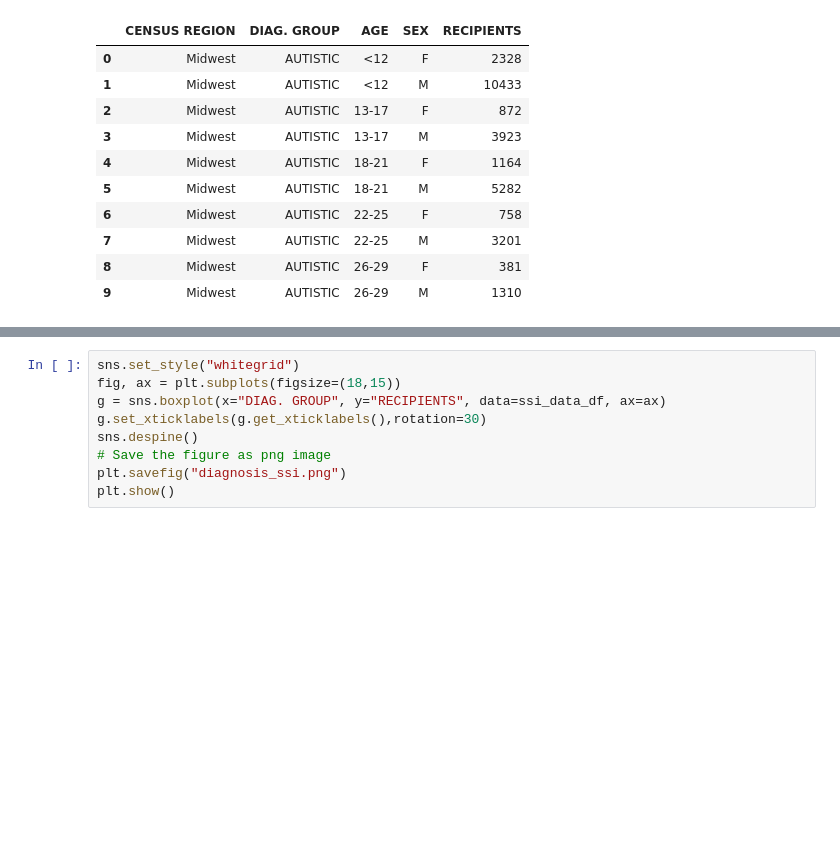
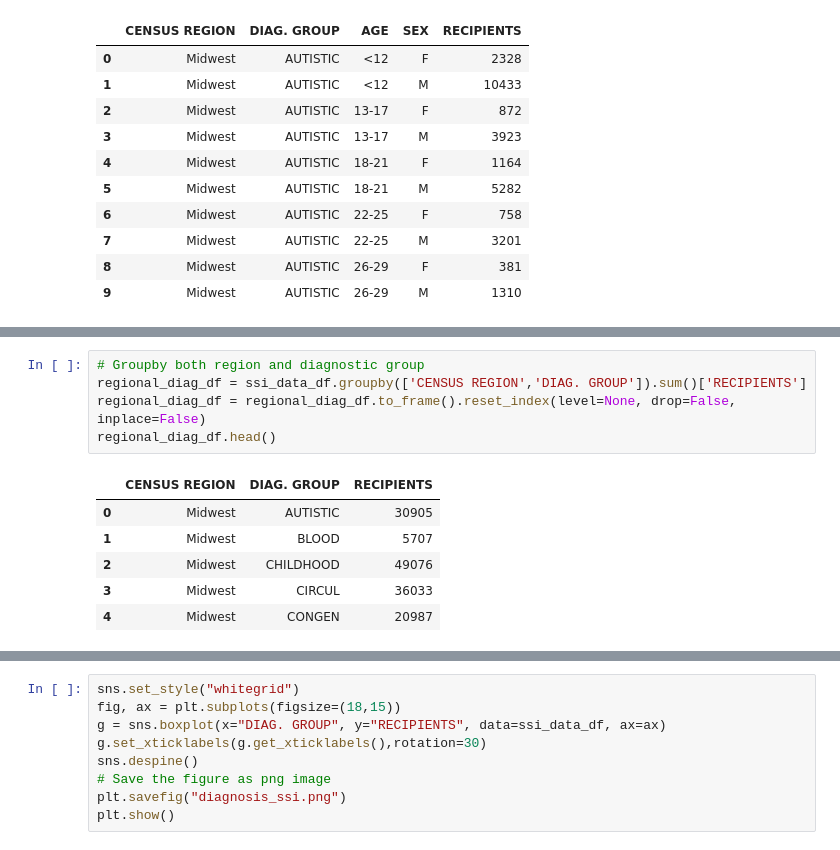
Before and after one commit to ehyoder/ehyoder.github.io, a Jupyter notebook: ssi_data.ipynb, the cells around one changed output, grey strips where cells are left out. Cells and saved outputs as stored; diff of their text form; blank space fills up the shorter version.

```diff
--- a/ssi_data.ipynb
+++ b/ssi_data.ipynb
@@ -34,0 +44,12 @@ ssi_data_df.head(10)
+# %%
+# Groupby both region and diagnostic group
+regional_diag_df = ssi_data_df.groupby(['CENSUS REGION','DIAG. GROUP']).sum()['RECIPIENTS']
+regional_diag_df = regional_diag_df.to_frame().reset_index(level=None, drop=False, inplace=False)
+regional_diag_df.head()
+# %% [output]
+|  | CENSUS REGION | DIAG. GROUP | RECIPIENTS |
+| 0 | Midwest | AUTISTIC | 30905 |
+| 1 | Midwest | BLOOD | 5707 |
+| 2 | Midwest | CHILDHOOD | 49076 |
+| 3 | Midwest | CIRCUL | 36033 |
+| 4 | Midwest | CONGEN | 20987 |
```
Also changed, not shown: parts of 6 cells of this notebook, 7 other files.
